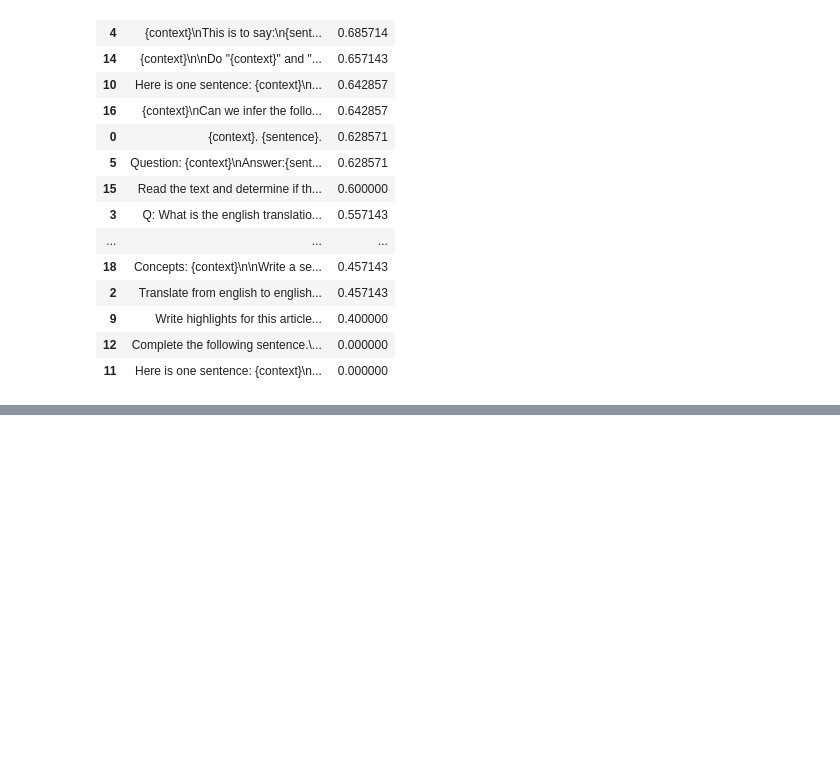
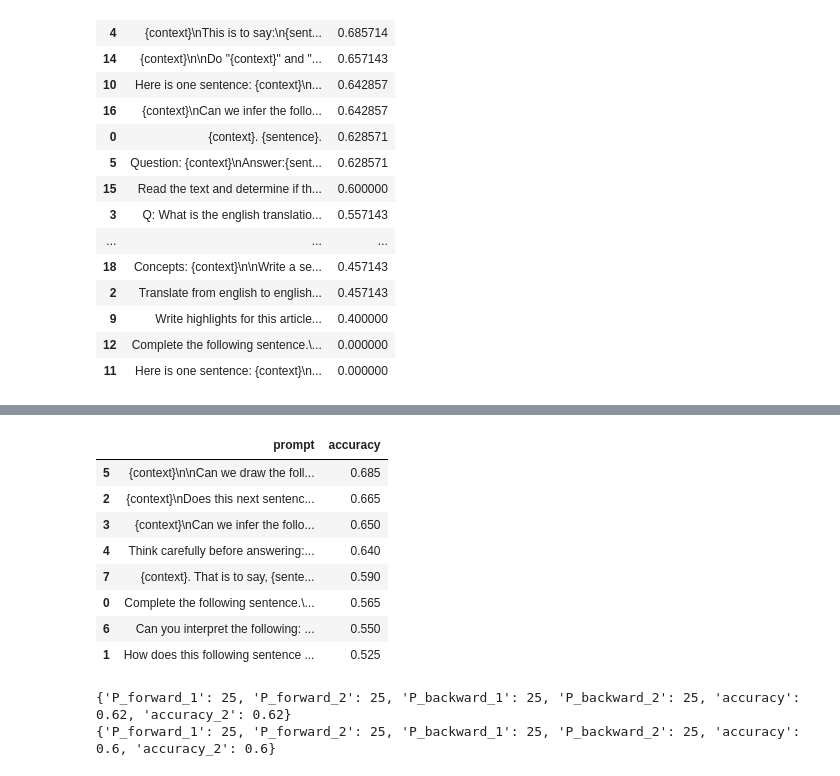
Before and after one commit to davidguzmanp/Essentials, a Jupyter notebook: prompt/qlora_t5_large_75_complex_prompt.ipynb, the cells around one changed output, grey strips where cells are left out. Drawn from its saved outputs; the diff is of its cells as text; code cells hidden in the pictures; blank space fills up the shorter version.

Commit message:
flan t5 more complex prompts

```diff
--- a/prompt/qlora_t5_large_75_complex_prompt.ipynb
+++ b/prompt/qlora_t5_large_75_complex_prompt.ipynb
@@ -233,7 +233,7 @@ prompt_templates = [
 
 "Here is one sentence: {context}\nHere is another sentence: {sentence}\nDoes the term mean the same thing in both these sentences?\n", # wic - Sentence comparisons
 "Here is one sentence: {context}\nDoes the term mean the same thing in both these sentences?\n{sentence}", # wic - Sentence comparisons
-"Complete the following sentence.\n\n{context}\n{This is to say} {sentence}. ", # wsc273 sentence completion
+"Complete the following sentence.\n\n{context}\nThis is to say {sentence}. ", # wsc273 sentence completion
 "How does this following sentence end?\n\n{context}\nThis is to say {sentence}.", # wsc273 sentence completion
 
 "{context}\n\nDo \"{context}\" and \"{sentence}\" have the same meaning?\n\n", # wsc - part of sentence comparison
@@ -359,0 +362,34 @@ sorted_df
+# %%
+best_prompts = [
+ # wsc273 sentence completion
+"Complete the following sentence.\n\n{context}\nThis is to say {sentence}. ",
+"How does this following sentence end?\n\n{context}\nThis is to say {sentence}.", # wsc273 sentence completion
+
+
+"{context}\nDoes this next sentence follow, given the preceding text?\nThis is to say \n\n {sentence}",
+"{context}\nCan we infer the following?\nThis is to say\n\n{sentence}.", # Context guessing?  rte
+ "Think carefully before answering: can we draw the following hypothesis from the premise\nContext:\n\n{context}\n\nHypothesis: "
+         "This is to say\n{sentence}",
+"{context}\n\nCan we draw the following conclusion?\nThis is to say \n\n{sentence}",
+
+"Can you interpret the following: {context}. What is the answer??\n{sentence}" # Question Answering
+
+ # Base Scores
+"{context}. {sentence}.",
+"{context}. That is to say, {sentence}.",
+]
+# %%
+subsubset_test_dataset = dataset['validation'].select(range(200))
+
+result_best_prompts = {}
+for prompt in best_prompts:
+  acc, out_df, preds, labels = evaluate_model(model, tokenizer, subsubset_test_dataset, prompt_template=prompt, return_acc = True)
+  if preds == None:
+      result_best_prompts[prompt] = {
+          "x" : "Error in prompt",
+          "accuracy":0
+      }
+      continue
+  res = compute_stats(out_df, preds, labels)
+  res["accuracy_2"] = acc
+  result_best_prompts[prompt] = res
@@ -359,0 +414,23 @@ sorted_df
+# %%
+#  Print top Results
+best_prompts_result_list = [[k,v["accuracy"]] for k,v in result_best_prompts.items()]
+best_prompts_result_df = pd.DataFrame(best_prompts_result_list, columns=["prompt", "accuracy"])
+best_prompts_sorted_df = best_prompts_result_df.sort_values(by='accuracy', ascending=False)
+best_prompts_sorted_df
+# %% [output]
+|  | prompt | accuracy |
+| 5 | {context}\n\nCan we draw the foll... | 0.685 |
+| 2 | {context}\nDoes this next sentenc... | 0.665 |
+| 3 | {context}\nCan we infer the follo... | 0.650 |
+| 4 | Think carefully before answering:... | 0.640 |
+| 7 | {context}. That is to say, {sente... | 0.590 |
+| 0 | Complete the following sentence.\... | 0.565 |
+| 6 | Can you interpret the following: ... | 0.550 |
+| 1 | How does this following sentence ... | 0.525 |
+# %%
+#base:
+print(result_middlephrase[best_prompts[0]])
+print(result_middlephrase[best_prompts[1]])
+# %% [output]
+{'P_forward_1': 25, 'P_forward_2': 25, 'P_backward_1': 25, 'P_backward_2': 25, 'accuracy': 0.62, 'accuracy_2': 0.62}
+{'P_forward_1': 25, 'P_forward_2': 25, 'P_backward_1': 25, 'P_backward_2': 25, 'accuracy': 0.6, 'accuracy_2': 0.6}
```
Also changed, not shown: parts of 2 cells of this notebook.
